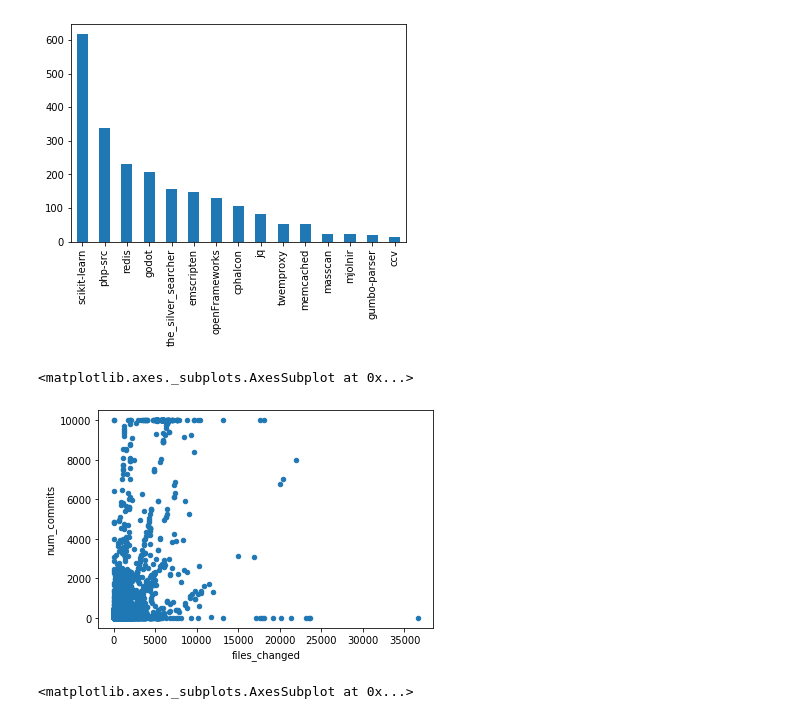
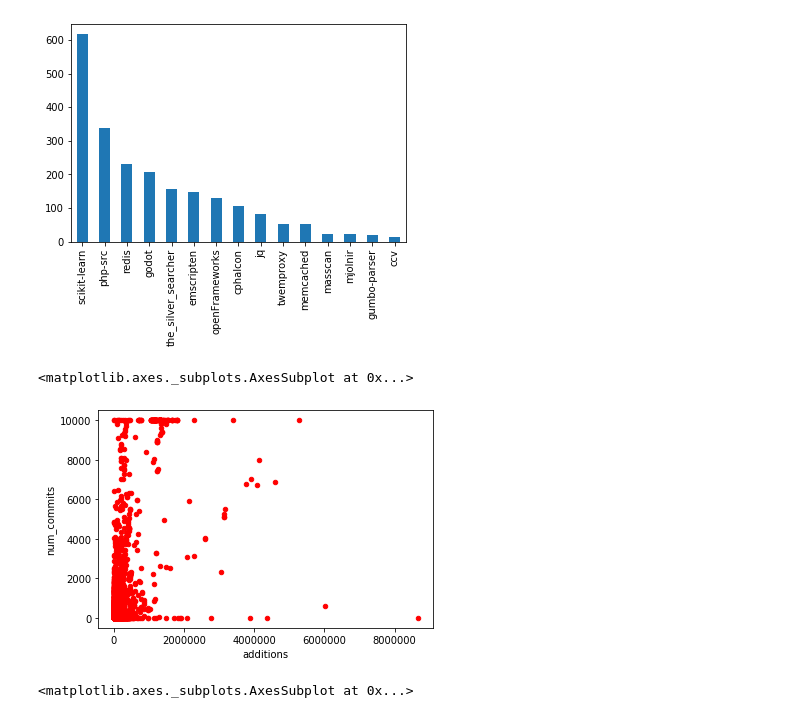
Before and after one commit to igorsteinmacher/INF502-Fall2020, a Jupyter notebook: notebooks/PandasKickoff.ipynb, the cells around one changed output. Cells and saved outputs as stored; diff of their text form; code cells hidden in the pictures.

```diff
--- a/notebooks/PandasKickoff.ipynb
+++ b/notebooks/PandasKickoff.ipynb
@@ -503,10 +575,10 @@ cpr[cpr["prog_lang"]== "C"].project_name.value_counts().plot.bar()
 <matplotlib.axes._subplots.AxesSubplot at 0x...>
 [figure]
 # %%
-commits_complete.plot.scatter(x = "files_changed", y = "num_commits")
+commits_complete.plot.scatter(x = "additions", y = "num_commits", color="red")
 # %% [output]
 <matplotlib.axes._subplots.AxesSubplot at 0x...>
-[figure, old version]
+[figure, new version]
 # %%
 lang_c = cpr.prog_lang=="C"
 lang_java = cpr.prog_lang=="java"
```
Also changed, not shown: parts of 34 cells of this notebook.
